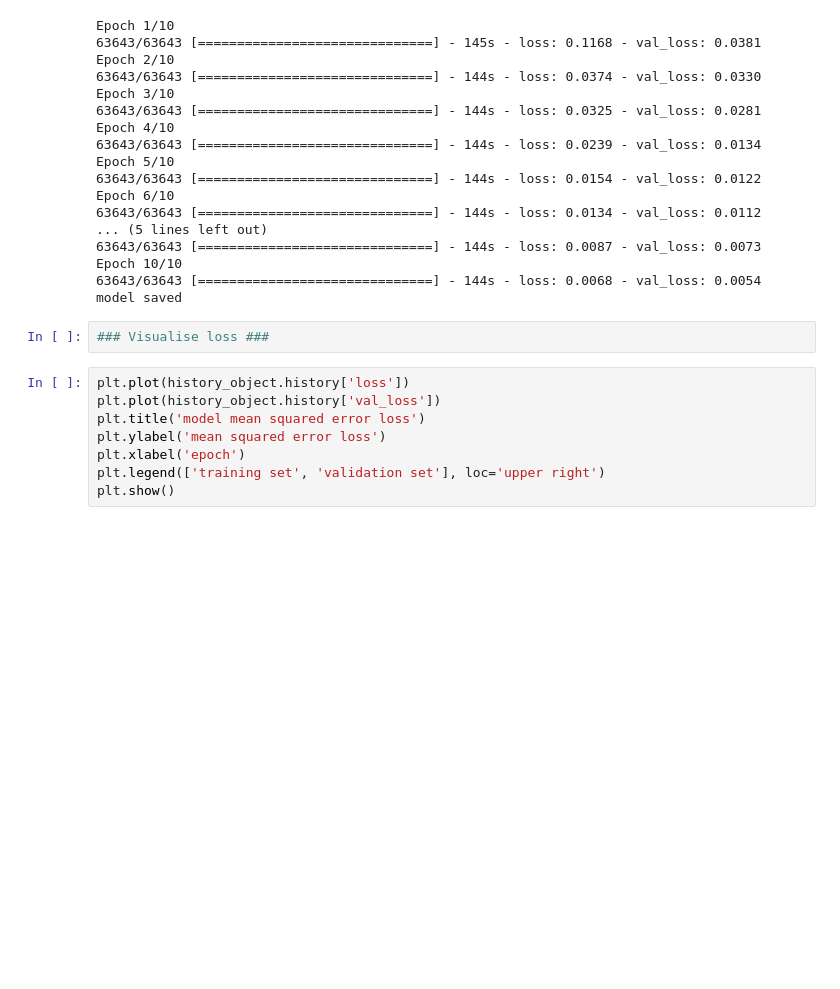
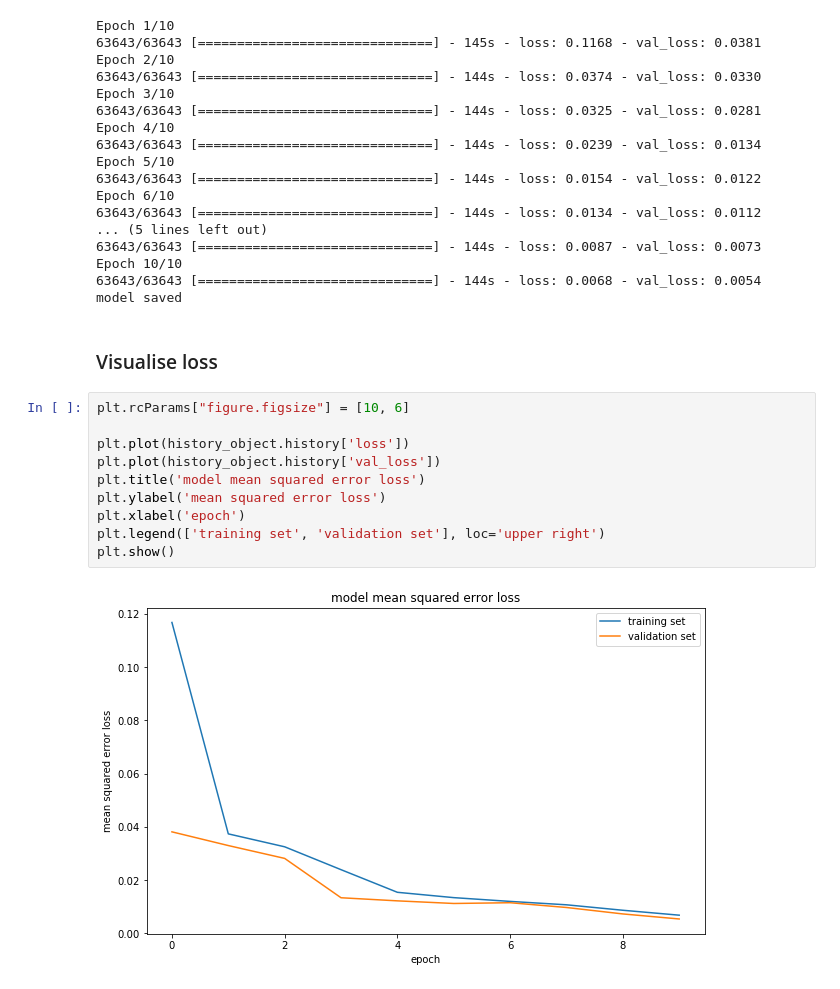
Before and after one commit to cazacov/CarND-Behavioral-Cloning-P3, a Jupyter notebook: learn.ipynb, the cells around one changed output. Drawn from its saved outputs; the diff is of its cells as text; blank space fills up the shorter version.

```diff
--- a/learn.ipynb
+++ b/learn.ipynb
@@ -314,13 +314,17 @@ Epoch 6/10
 Epoch 10/10
 63643/63643 [==============================] - 144s - loss: 0.0068 - val_loss: 0.0054
 model saved
-# %%
-### Visualise loss ###
+# %% [markdown]
+### Visualise loss ###
 # %%
+plt.rcParams["figure.figsize"] = [10, 6]
+
 plt.plot(history_object.history['loss'])
 plt.plot(history_object.history['val_loss'])
 plt.title('model mean squared error loss')
 plt.ylabel('mean squared error loss')
 plt.xlabel('epoch')
 plt.legend(['training set', 'validation set'], loc='upper right')
 plt.show()
+# %% [output]
+[figure, added]
```
